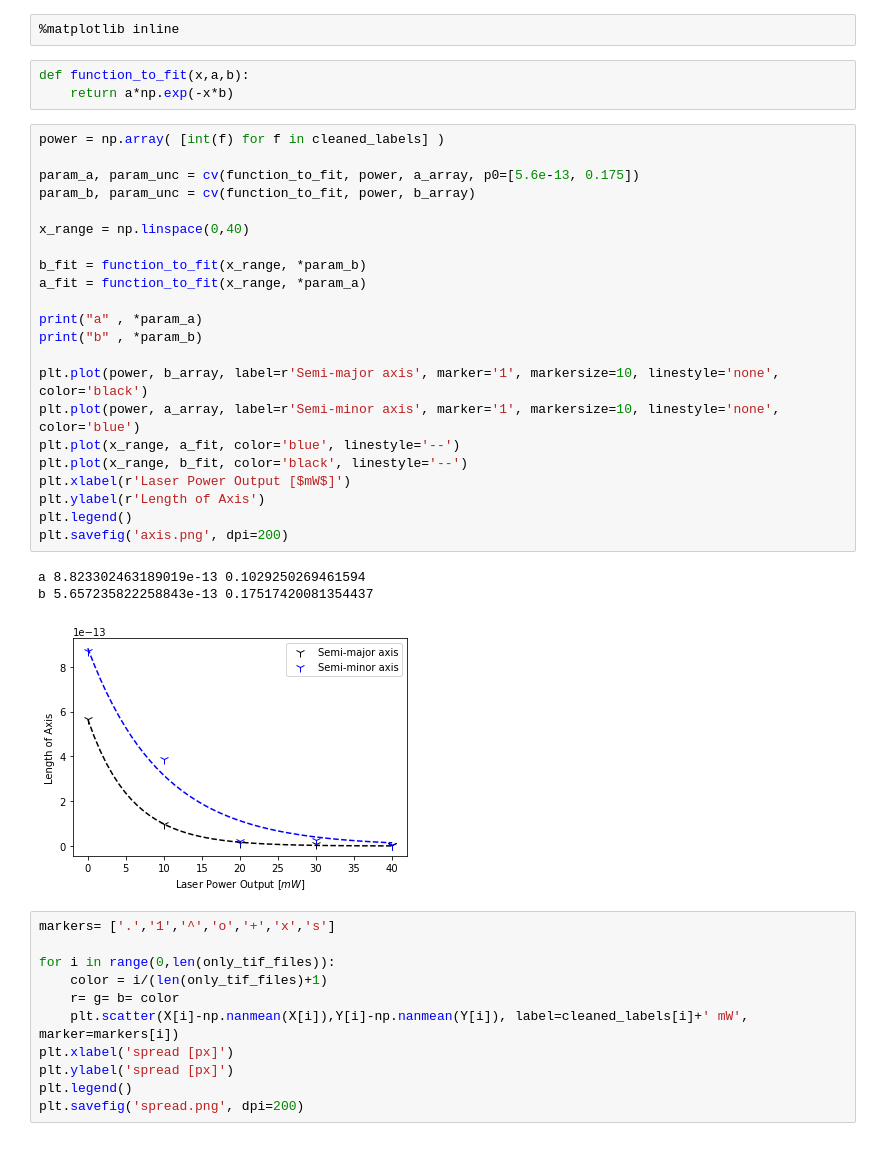
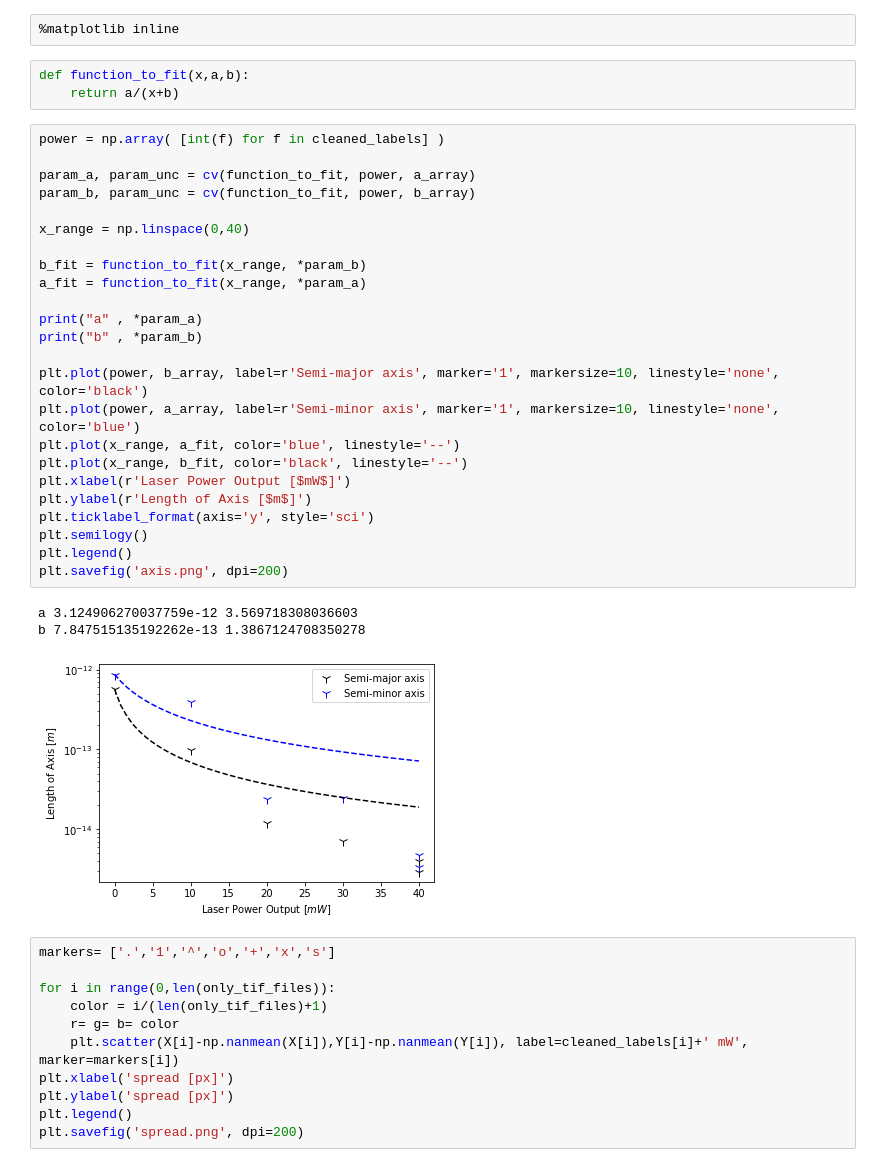
Before and after one commit to SangersJeroen/TweezerRP, a Jupyter notebook: Python/ellips_plot.ipynb, the cells around one changed output. Cells and saved outputs as stored; diff of their text form.

```diff
--- a/Python/ellips_plot.ipynb
+++ b/Python/ellips_plot.ipynb
@@ -196,33 +199,35 @@ theta = [1.06391952]
 %matplotlib inline
 # %%
 def function_to_fit(x,a,b):
-    return a*np.exp(-x*b)
+    return a/(x+b)
 # %%
 power = np.array( [int(f) for f in cleaned_labels] )
 
-param_a, param_unc = cv(function_to_fit, power, a_array, p0=[5.6e-13, 0.175])
+param_a, param_unc = cv(function_to_fit, power, a_array)
 param_b, param_unc = cv(function_to_fit, power, b_array)
 
 x_range = np.linspace(0,40)
 
 b_fit = function_to_fit(x_range, *param_b)
 a_fit = function_to_fit(x_range, *param_a)
 
 print("a" , *param_a)
 print("b" , *param_b)
 
 plt.plot(power, b_array, label=r'Semi-major axis', marker='1', markersize=10, linestyle='none', color='black')
 plt.plot(power, a_array, label=r'Semi-minor axis', marker='1', markersize=10, linestyle='none', color='blue')
 plt.plot(x_range, a_fit, color='blue', linestyle='--')
 plt.plot(x_range, b_fit, color='black', linestyle='--')
 plt.xlabel(r'Laser Power Output [$mW$]')
-plt.ylabel(r'Length of Axis')
+plt.ylabel(r'Length of Axis [$m$]')
+plt.ticklabel_format(axis='y', style='sci')
+plt.semilogy()
 plt.legend()
 plt.savefig('axis.png', dpi=200)
 # %% [output]
-a 8.823302463189019e-13 0.1029250269461594
-b 5.657235822258843e-13 0.17517420081354437
+a 3.124906270037759e-12 3.569718308036603
+b 7.847515135192262e-13 1.3867124708350278
-[figure, old version]
+[figure, new version]
 # %%
 markers= ['.','1','^','o','+','x','s']
 
```
Also changed, not shown: parts of 2 cells of this notebook, 24 other files.
